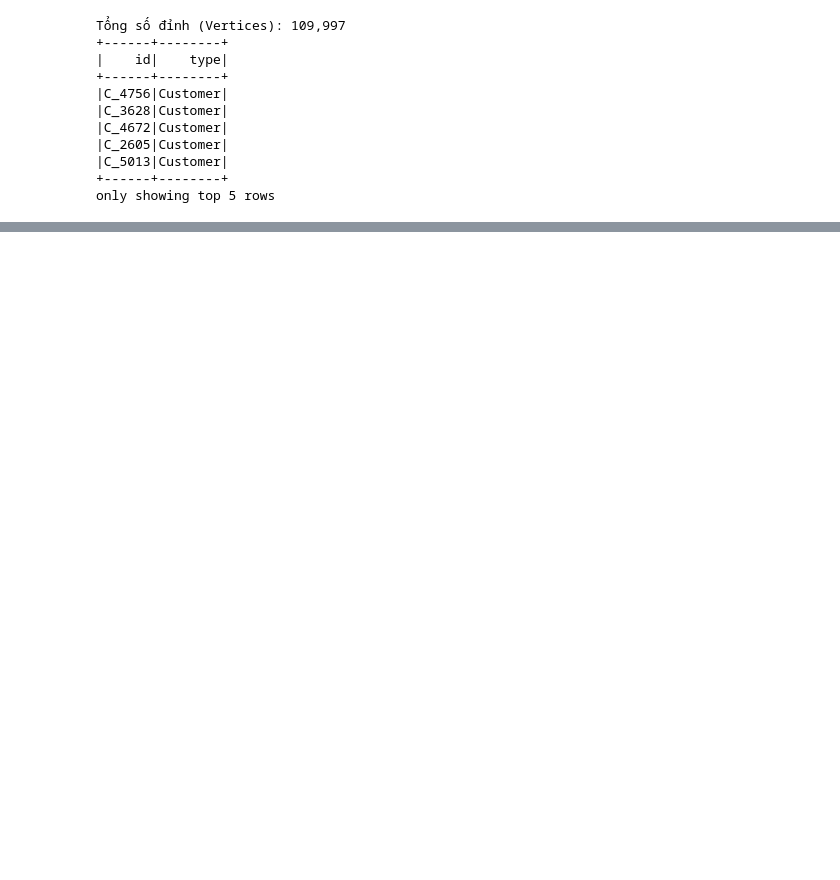
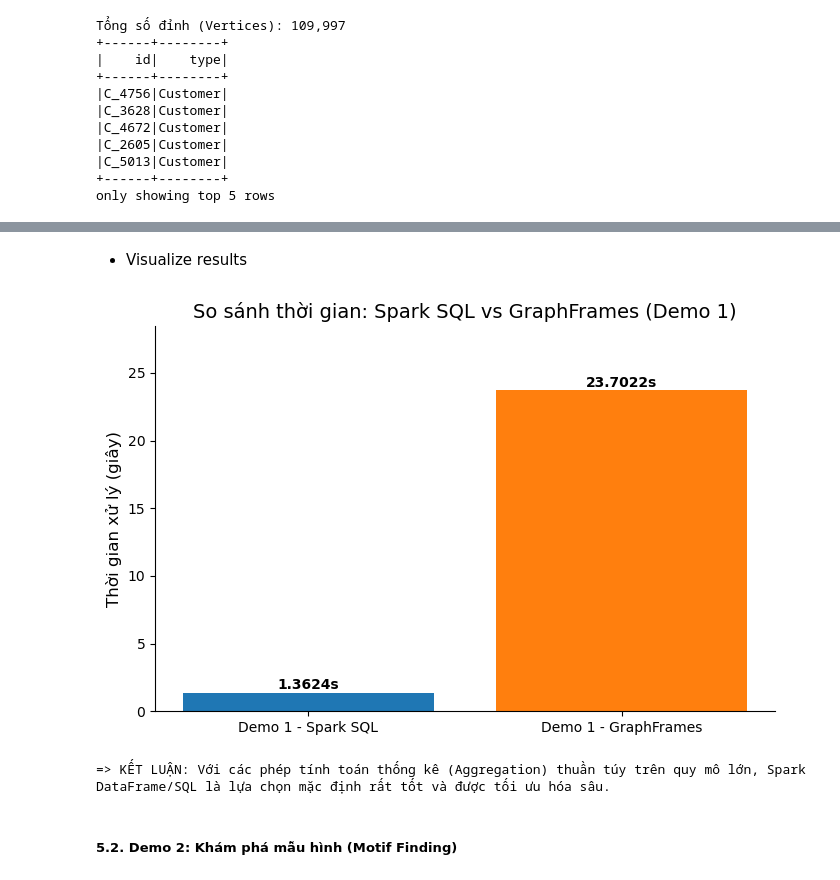
Before and after one commit to thanhnhat31/big-data.group-3.msa29hcm, a Jupyter notebook: notebooks/04_Spark_GraphFrame_Demo.ipynb, the cells around one changed output, grey strips where cells are left out. Saved outputs shown, nothing was run; the diff lists cells and outputs as text; code cells hidden in the pictures; blank space fills up the shorter version.

```diff
--- a/notebooks/04_Spark_GraphFrame_Demo.ipynb
+++ b/notebooks/04_Spark_GraphFrame_Demo.ipynb
@@ -147,0 +215,20 @@ only showing top 5 rows
+# %%
+print("--- DEMO 1: TÍNH IN-DEGREE BẰNG GRAPHFRAMES ---")
+
+start_gf = time.time()
+
+# Sử dụng thuộc tính inDegrees có sẵn của GraphFrames
+gf_indegree = g.inDegrees
+
+# Lấy Top 5 thiết bị
+gf_result = gf_indegree.orderBy(desc("inDegree")).limit(5)
+
+# Action: .show() kích hoạt xử lý và in kết quả ra màn hình
+print("Top 5 Máy POS có lượng giao dịch đến cao nhất:")
+gf_result.show()
+
+# Lưu thời gian
+time_gf = time.time() - start_gf
+execution_times['Demo 1 - GraphFrames'] = time_gf
+
+print(f"-> Thời gian xử lý (GraphFrames): {time_gf:.4f} giây\n")
@@ -147,0 +249,31 @@ only showing top 5 rows
+# %% [markdown]
+- Visualize results
+# %%
+# Trích xuất nhãn và dữ liệu thời gian
+labels = list(execution_times.keys())
+times = list(execution_times.values())
+
+# Cấu hình biểu đồ
+plt.figure(figsize=(8, 5))
+bars = plt.bar(labels, times, color=['#1f77b4', '#ff7f0e'])
+plt.ylabel('Thời gian xử lý (giây)', fontsize=12)
+plt.title('So sánh thời gian: Spark SQL vs GraphFrames (Demo 1)', fontsize=14)
+
+# Thêm padding trục y để hiển thị text không bị lẹm
+plt.ylim(0, max(times) * 1.2)
+
+# Gắn nhãn thời gian thực tế lên đầu mỗi cột
+for bar in bars:
+    yval = bar.get_height()
+    plt.text(bar.get_x() + bar.get_width()/2, yval + 0.05, f'{yval:.4f}s', ha='center', va='bottom', fontweight='bold')
+
+# Bỏ viền thừa cho biểu đồ thanh thoát
+plt.gca().spines['top'].set_visible(False)
+plt.gca().spines['right'].set_visible(False)
+
+plt.show()
+# %% [output]
+[figure, added]
+=> KẾT LUẬN: Với các phép tính toán thống kê (Aggregation) thuần túy trên quy mô lớn, Spark DataFrame/SQL là lựa chọn mặc định rất tốt và được tối ưu hóa sâu.
+# %% [markdown]
+##### 5.2. Demo 2: Khám phá mẫu hình (Motif Finding)
```
Also changed, not shown: parts of 43 cells of this notebook, 2 other files.
